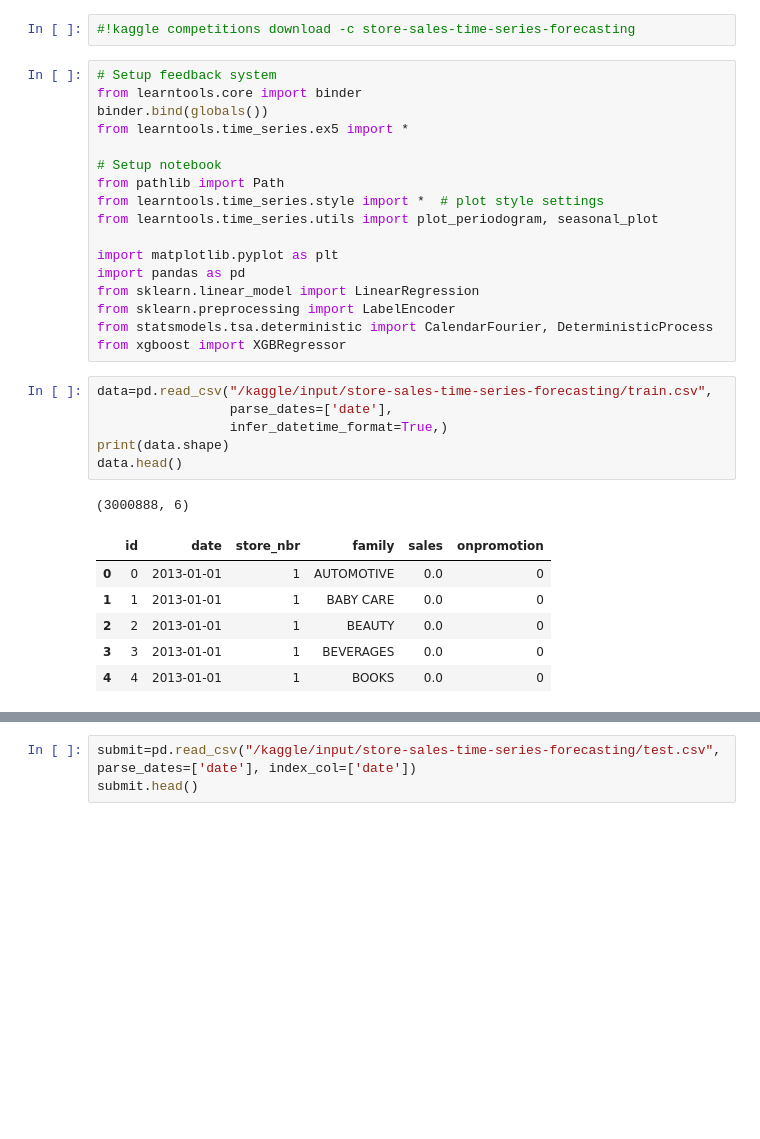
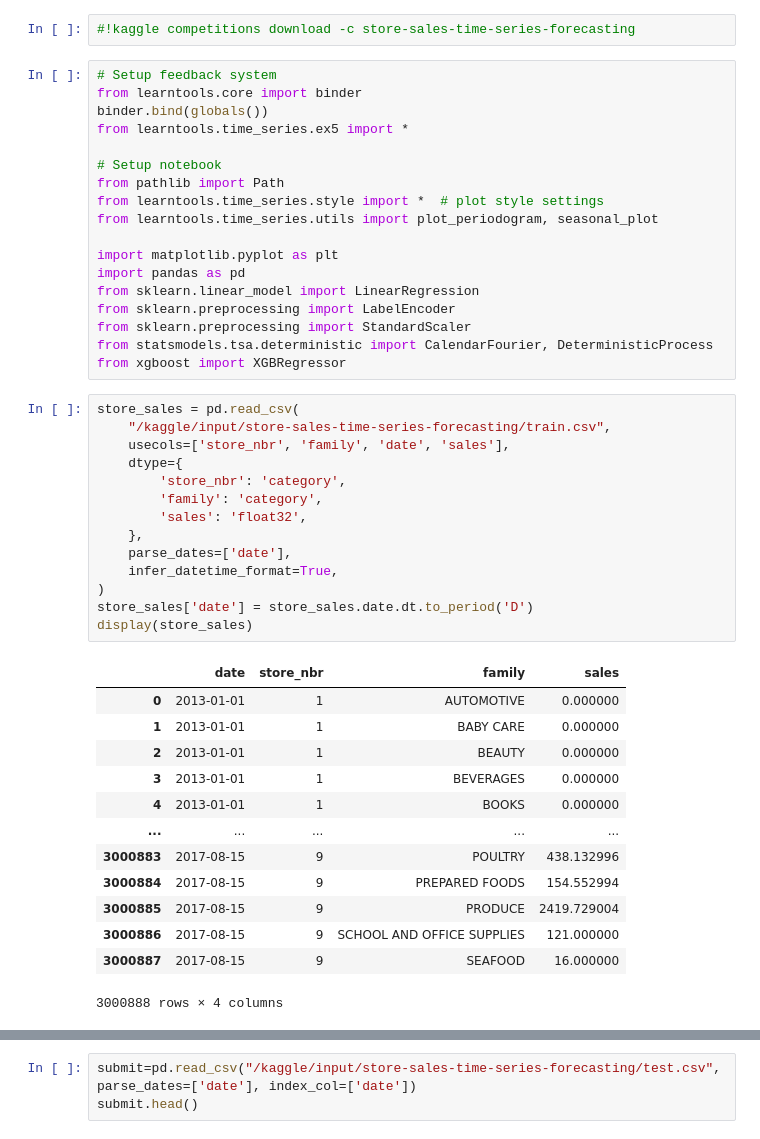
Before and after one commit to taaha/store-sales-forecast, a Jupyter notebook: sale-forecast_1.ipynb, the cells around one changed output, grey strips where cells are left out. Saved outputs shown, nothing was run; the diff lists cells and outputs as text; blank space fills up the shorter version.

```diff
--- a/sale-forecast_1.ipynb
+++ b/sale-forecast_1.ipynb
@@ -17,19 +17,34 @@ import matplotlib.pyplot as plt
 import pandas as pd
 from sklearn.linear_model import LinearRegression
 from sklearn.preprocessing import LabelEncoder
+from sklearn.preprocessing import StandardScaler
 from statsmodels.tsa.deterministic import CalendarFourier, DeterministicProcess
 from xgboost import XGBRegressor
 # %%
-data=pd.read_csv("/kaggle/input/store-sales-time-series-forecasting/train.csv",
-                 parse_dates=['date'],
-                 infer_datetime_format=True,)
-print(data.shape)
-data.head()
+store_sales = pd.read_csv(
+    "/kaggle/input/store-sales-time-series-forecasting/train.csv",
+    usecols=['store_nbr', 'family', 'date', 'sales'],
+    dtype={
+        'store_nbr': 'category',
+        'family': 'category',
+        'sales': 'float32',
+    },
+    parse_dates=['date'],
+    infer_datetime_format=True,
+)
+store_sales['date'] = store_sales.date.dt.to_period('D')
+display(store_sales)
 # %% [output]
+|  | date | store_nbr | family | sales |
+| 0 | 2013-01-01 | 1 | AUTOMOTIVE | 0.000000 |
+| 1 | 2013-01-01 | 1 | BABY CARE | 0.000000 |
+| 2 | 2013-01-01 | 1 | BEAUTY | 0.000000 |
+| 3 | 2013-01-01 | 1 | BEVERAGES | 0.000000 |
+| 4 | 2013-01-01 | 1 | BOOKS | 0.000000 |
+| ... | ... | ... | ... | ... |
+| 3000883 | 2017-08-15 | 9 | POULTRY | 438.132996 |
+| 3000884 | 2017-08-15 | 9 | PREPARED FOODS | 154.552994 |
+| 3000885 | 2017-08-15 | 9 | PRODUCE | 2419.729004 |
+| 3000886 | 2017-08-15 | 9 | SCHOOL AND OFFICE SUPPLIES | 121.000000 |
+| 3000887 | 2017-08-15 | 9 | SEAFOOD | 16.000000 |
-(3000888, 6)
+3000888 rows × 4 columns
-|  | id | date | store_nbr | family | sales | onpromotion |
-| 0 | 0 | 2013-01-01 | 1 | AUTOMOTIVE | 0.0 | 0 |
-| 1 | 1 | 2013-01-01 | 1 | BABY CARE | 0.0 | 0 |
-| 2 | 2 | 2013-01-01 | 1 | BEAUTY | 0.0 | 0 |
-| 3 | 3 | 2013-01-01 | 1 | BEVERAGES | 0.0 | 0 |
-| 4 | 4 | 2013-01-01 | 1 | BOOKS | 0.0 | 0 |
```
Also changed, not shown: parts of 16 cells of this notebook.
